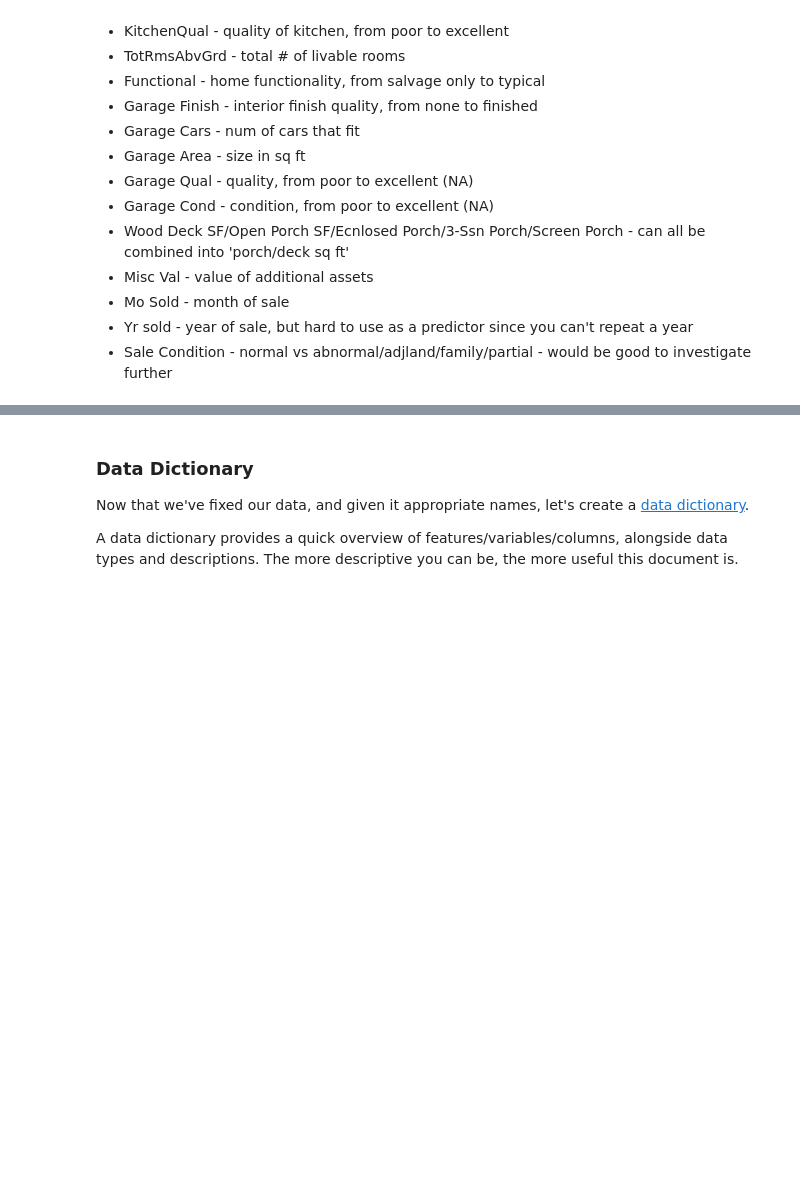
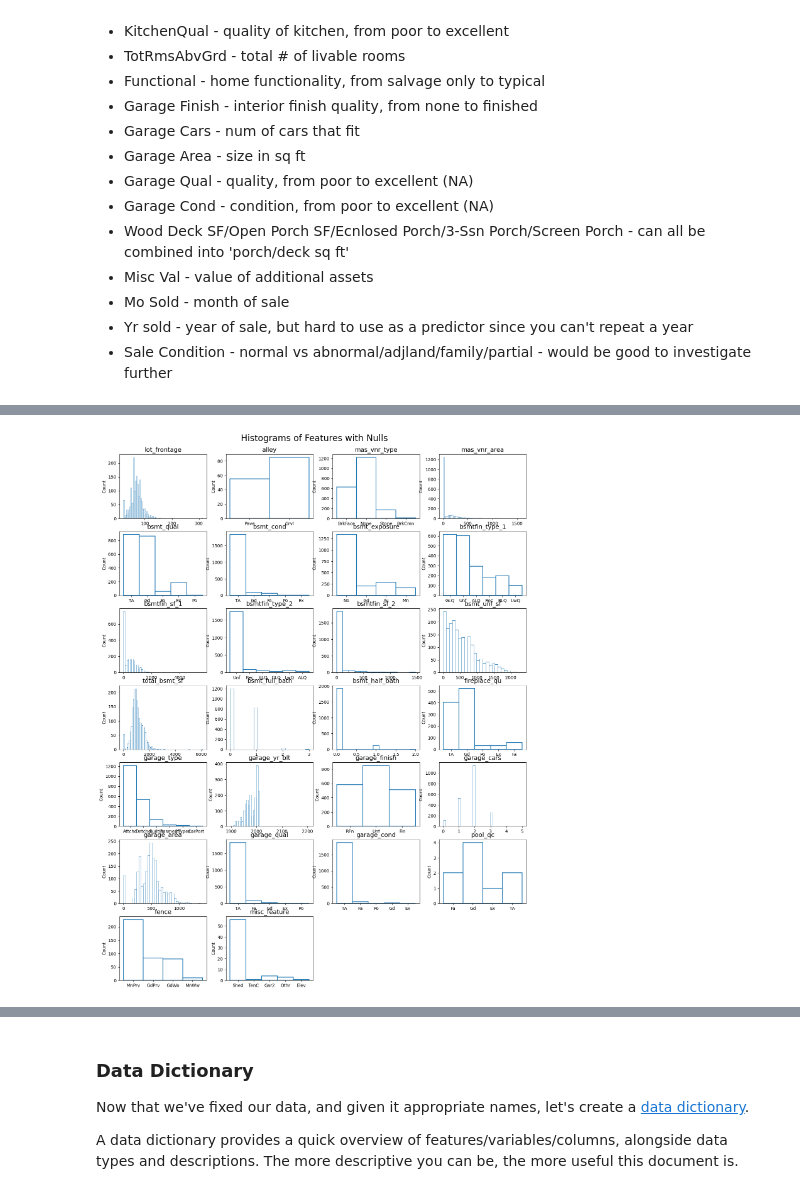
Before and after one commit to jahnavi-kal/housing-price-regression, a Jupyter notebook: P2-starter-code.ipynb, the cells around one changed output, grey strips where cells are left out. Cells and saved outputs as stored; diff of their text form; code cells hidden in the pictures; blank space fills up the shorter version.

```diff
--- a/P2-starter-code.ipynb
+++ b/P2-starter-code.ipynb
@@ -207,0 +194,9 @@ continuous = ['Lot Frontage', 'Lot Area', 'Mas Vnr Area', 'BsmtFin SF 1', 'BsmtF
+# %%
+#feedback_text = []
+nul_col = []
+for col in ames.columns:
+    if ames[col].isnull().sum() > 0:
+        print('\n', col, ames[col].isnull().sum())
+        print(ames[col].unique())
+        nul_col.append(col)
+        #feedback_text.append(input())  #used this code the first time I ran the cell, but saved output in markdown below
@@ -207,0 +221,21 @@ continuous = ['Lot Frontage', 'Lot Area', 'Mas Vnr Area', 'BsmtFin SF 1', 'BsmtF
+# %%
+def eda_histograms(df, columns):
+    nrows = int(np.ceil(len(columns)/4))
+    ncols = 4
+    fig, ax = plt.subplots(nrows=nrows, ncols=ncols,figsize=(14, nrows*2.5))
+    ax = ax.ravel()
+    for i, column in enumerate(columns):
+        sns.histplot(data=df, x=df[column], kde=False, ax=ax[i], fill=False)
+        ax[i].set_title(column,fontsize=14)
+        ax[i].set_xlabel('')
+        ax[i].tick_params(labelsize=10)
+    plt.tight_layout(h_pad=-0.4, w_pad=-0.4)
+
+    for i in range(nrows * ncols - len(columns)):
+        ax[-i-1].set_visible(False) # Start from -1
+
+    plt.suptitle('Histograms of Features with Nulls', fontsize=20, y=1.015)
+# %%
+eda_histograms(ames, nul_col)
+# %% [output]
+[figure, added]
```
Also changed, not shown: parts of 89 cells of this notebook, 3 other files.
